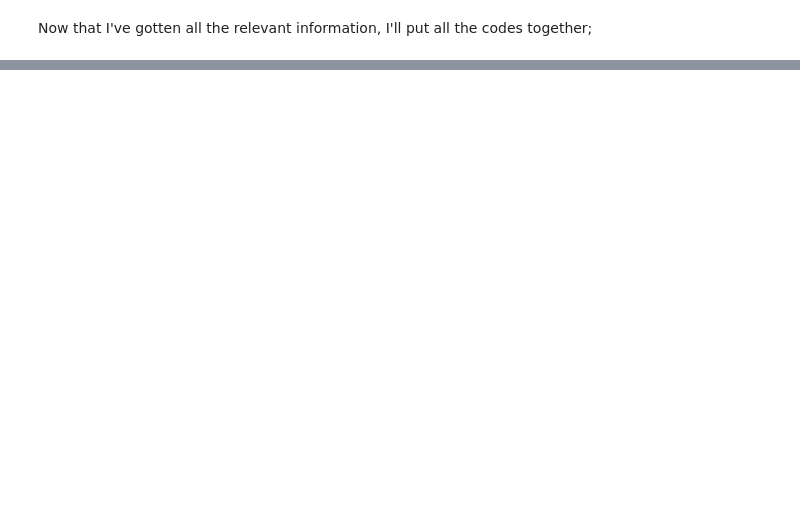
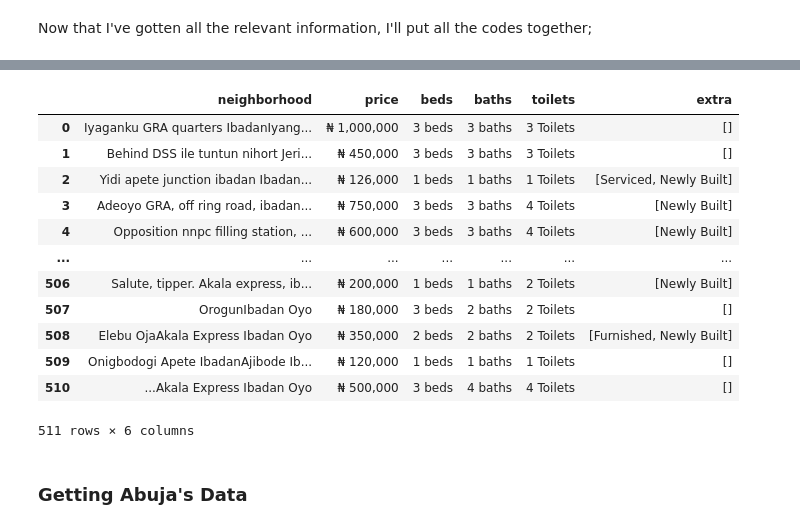
Before and after one commit to stevenkolawole/house_rent_pricing_app, a Jupyter notebook: scraper.ipynb, the cells around one changed output, grey strips where cells are left out. Drawn from its saved outputs; the diff is of its cells as text; code cells hidden in the pictures; blank space fills up the shorter version.

```diff
--- a/scraper.ipynb
+++ b/scraper.ipynb
@@ -50,0 +154,18 @@ Now that I've gotten all the relevant information, I'll put all the codes togeth
+# %%
+ibadan_data = parse_listing_data('oyo', 2500000, 2000)
+# %%
+ibadan_data
+# %% [output]
+|  | neighborhood | price | beds | baths | toilets | extra |
+| 0 | Iyaganku GRA quarters IbadanIyang... | ₦ 1,000,000 | 3 beds | 3 baths | 3 Toilets | [] |
+| 1 | Behind DSS ile tuntun nihort Jeri... | ₦ 450,000 | 3 beds | 3 baths | 3 Toilets | [] |
+| 2 | Yidi apete junction ibadan Ibadan... | ₦ 126,000 | 1 beds | 1 baths | 1 Toilets | [Serviced, Newly Built] |
+| 3 | Adeoyo GRA, off ring road, ibadan... | ₦ 750,000 | 3 beds | 3 baths | 4 Toilets | [Newly Built] |
+| 4 | Opposition nnpc filling station, ... | ₦ 600,000 | 3 beds | 3 baths | 4 Toilets | [Newly Built] |
+| ... | ... | ... | ... | ... | ... | ... |
+| 506 | Salute, tipper. Akala express, ib... | ₦ 200,000 | 1 beds | 1 baths | 2 Toilets | [Newly Built] |
+| 507 | OrogunIbadan Oyo | ₦ 180,000 | 3 beds | 2 baths | 2 Toilets | [] |
+| 508 | Elebu OjaAkala Express Ibadan Oyo | ₦ 350,000 | 2 beds | 2 baths | 2 Toilets | [Furnished, Newly Built] |
+| 509 | Onigbodogi Apete IbadanAjibode Ib... | ₦ 120,000 | 1 beds | 1 baths | 1 Toilets | [] |
+| 510 | ...Akala Express Ibadan Oyo | ₦ 500,000 | 3 beds | 4 baths | 4 Toilets | [] |
+511 rows × 6 columns
@@ -50,0 +174,2 @@ Now that I've gotten all the relevant information, I'll put all the codes togeth
+# %% [markdown]
+### Getting Abuja's Data
```
Also changed, not shown: parts of 23 cells of this notebook, 5 other files.
